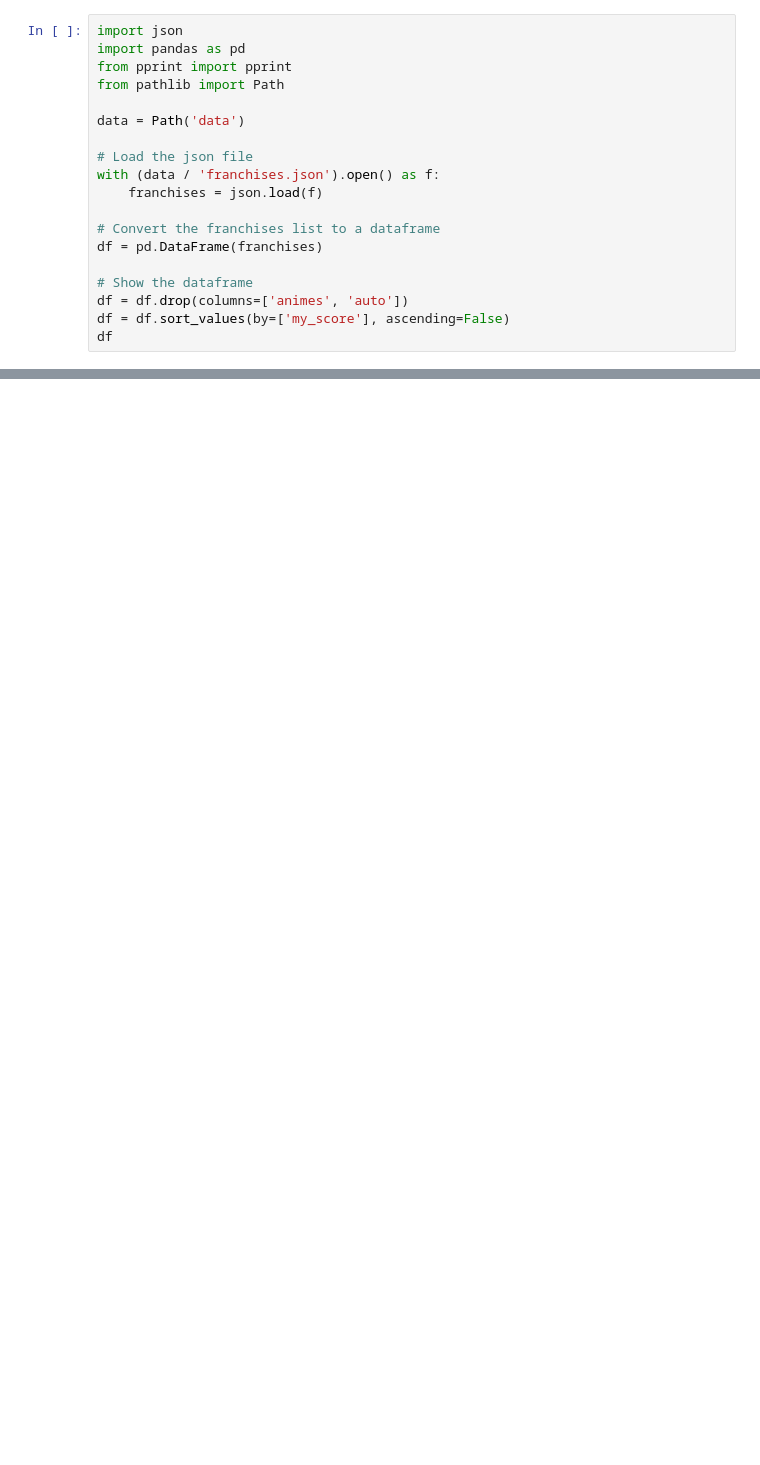
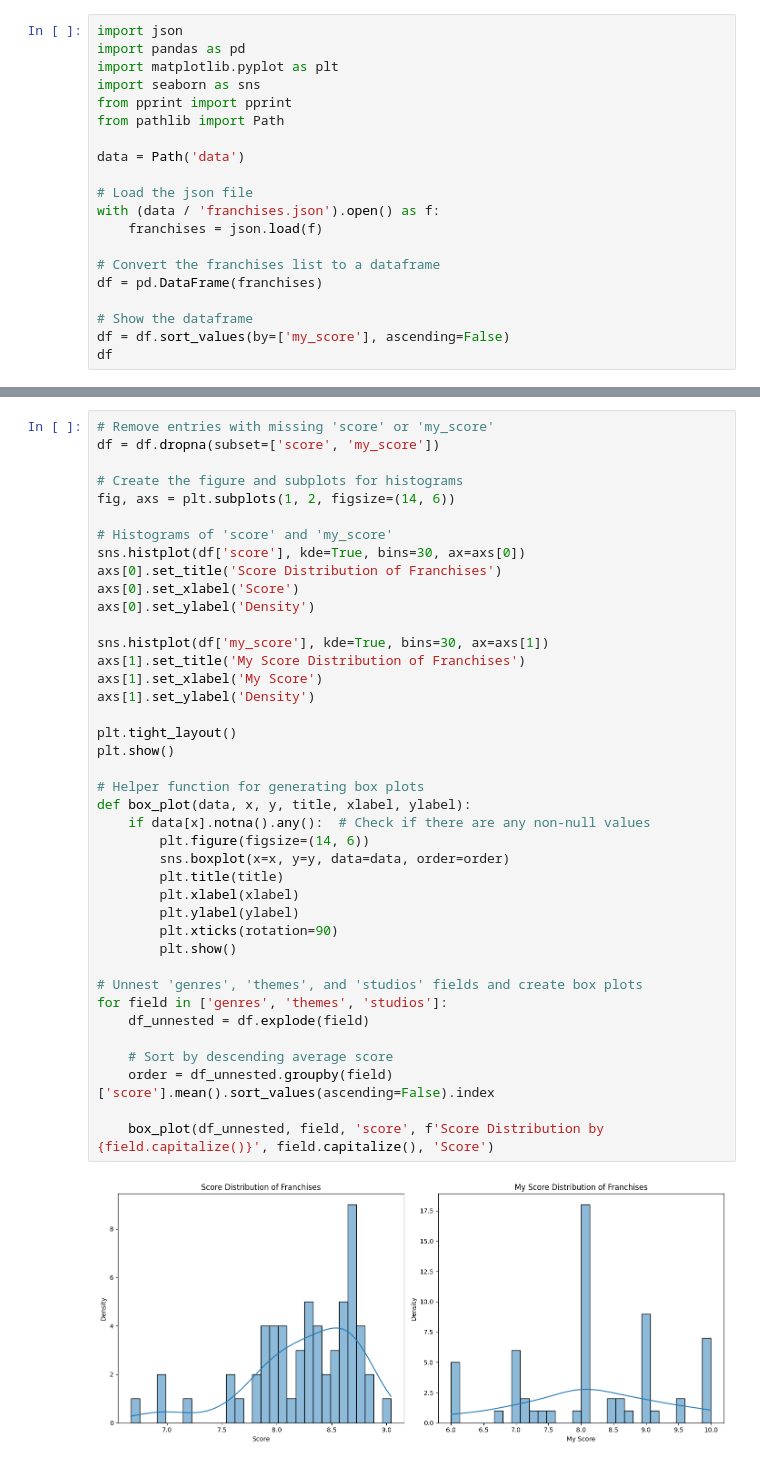
Before and after one commit to titouan-lacombe/MyAnimeStats, a Jupyter notebook: stats.ipynb, the cells around one changed output, grey strips where cells are left out. Cells and saved outputs as stored; diff of their text form; blank space fills up the shorter version.

```diff
--- a/stats.ipynb
+++ b/stats.ipynb
@@ -1,6 +1,8 @@
 # %%
 import json
 import pandas as pd
+import matplotlib.pyplot as plt
+import seaborn as sns
 from pprint import pprint
 from pathlib import Path
 
@@ -14,7 +16,6 @@ with (data / 'franchises.json').open() as f:
 df = pd.DataFrame(franchises)
 
 # Show the dataframe
-df = df.drop(columns=['animes', 'auto'])
 df = df.sort_values(by=['my_score'], ascending=False)
 df
 # %% [output]
@@ -54,0 +39,42 @@ df
+# %%
+# Remove entries with missing 'score' or 'my_score'
+df = df.dropna(subset=['score', 'my_score'])
+
+# Create the figure and subplots for histograms
+fig, axs = plt.subplots(1, 2, figsize=(14, 6))
+
+# Histograms of 'score' and 'my_score'
+sns.histplot(df['score'], kde=True, bins=30, ax=axs[0])
+axs[0].set_title('Score Distribution of Franchises')
+axs[0].set_xlabel('Score')
+axs[0].set_ylabel('Density')
+
+sns.histplot(df['my_score'], kde=True, bins=30, ax=axs[1])
+axs[1].set_title('My Score Distribution of Franchises')
+axs[1].set_xlabel('My Score')
+axs[1].set_ylabel('Density')
+
+plt.tight_layout()
+plt.show()
+
+# Helper function for generating box plots
+def box_plot(data, x, y, title, xlabel, ylabel):
+    if data[x].notna().any():  # Check if there are any non-null values
+        plt.figure(figsize=(14, 6))
+        sns.boxplot(x=x, y=y, data=data, order=order)
+        plt.title(title)
+        plt.xlabel(xlabel)
+        plt.ylabel(ylabel)
+        plt.xticks(rotation=90)
+        plt.show()
+
+# Unnest 'genres', 'themes', and 'studios' fields and create box plots
+for field in ['genres', 'themes', 'studios']:
+    df_unnested = df.explode(field)
+
+    # Sort by descending average score
+    order = df_unnested.groupby(field)['score'].mean().sort_values(ascending=False).index
+
+    box_plot(df_unnested, field, 'score', f'Score Distribution by {field.capitalize()}', field.capitalize(), 'Score')
+# %% [output]
+[figure, added]
```
Also changed, not shown: parts of 2 cells of this notebook, 3 other files.
